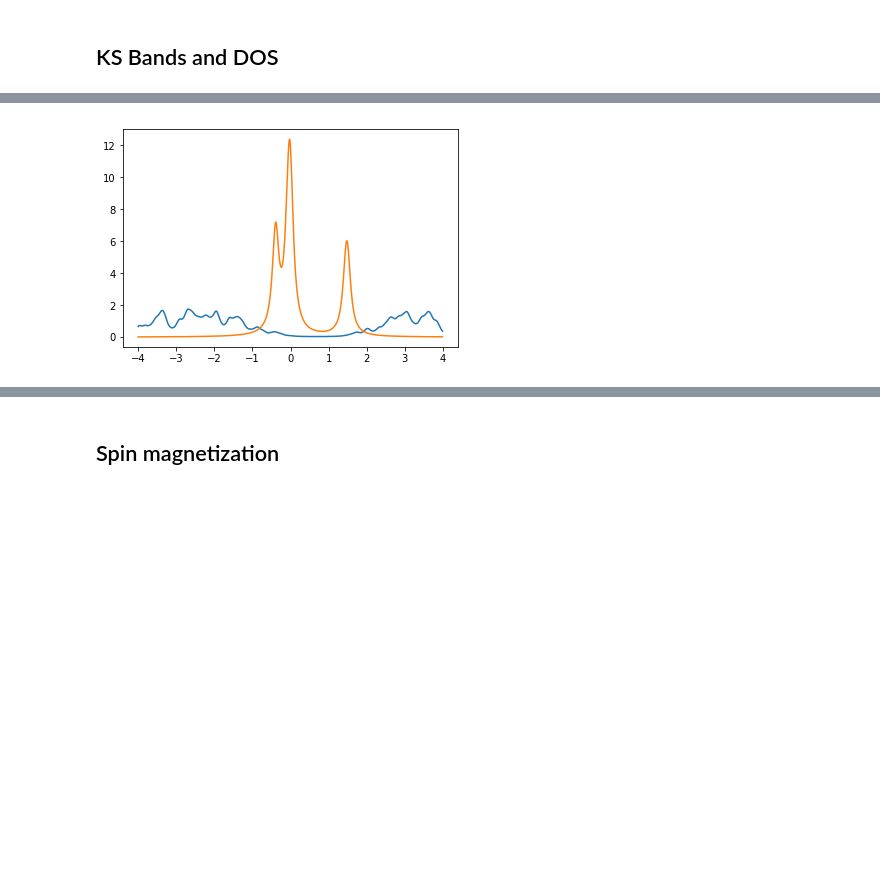
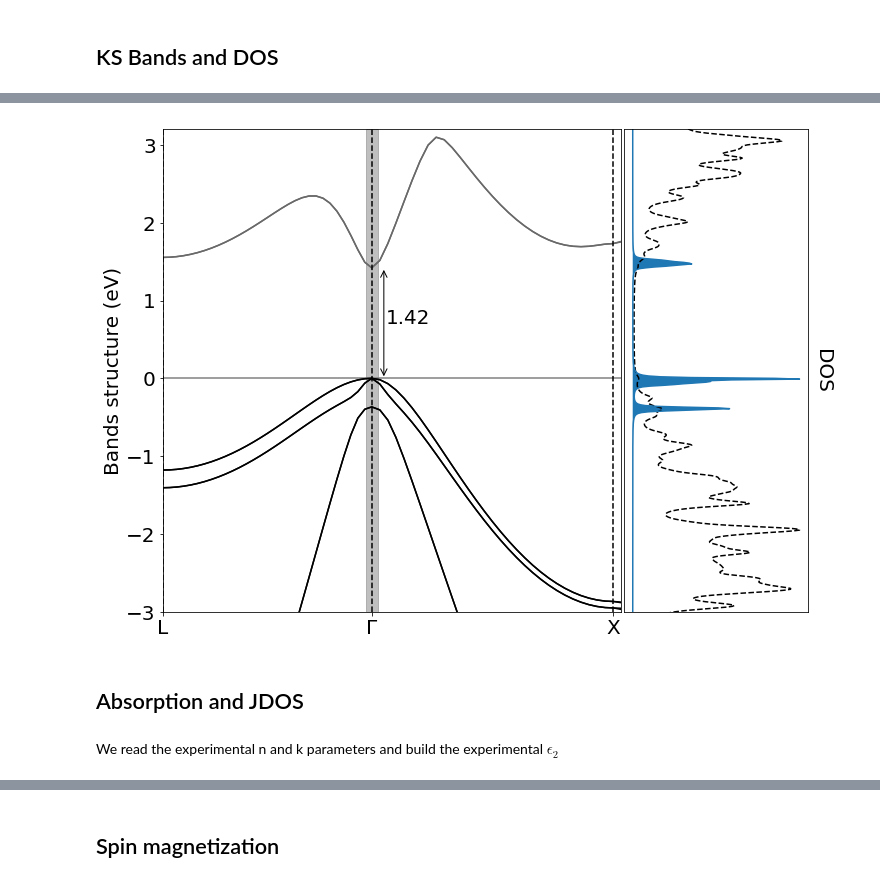
Before and after one commit to marcodalessandro76/Generation-and-decay-of-the-degree-of-spin-polarization-in-GaAs, a Jupyter notebook: ANALYSIS_Plots.ipynb, the cells around one changed output, grey strips where cells are left out. Saved outputs shown, nothing was run; the diff lists cells and outputs as text; code cells hidden in the pictures; blank space fills up the shorter version.

```diff
--- a/ANALYSIS_Plots.ipynb
+++ b/ANALYSIS_Plots.ipynb
@@ -20,0 +22,6 @@ Apply a scissor of 0.5456147560258169 eV
+# %%
+hs_positions = bands.get_high_sym_positions()
+print(hs_positions)
+
+kspan = 0.05 #in unit of 2pi/alat
+k0 = 0.8660254037844385
@@ -21,4 +30,4 @@ Apply a scissor of 0.5456147560258169 eV
 # %%
-dos = U.Dos.from_Pw(dos_file,set_gap=1.42,label='dos',eta=0.1,minVal=-4,maxVal=4)
-dos.append_fromPw(dosKpump_file,set_gap=1.42,label='dosKpump',eta=0.1,minVal=-4,maxVal=4)
+dos = U.Dos.from_Pw(dos_file,set_gap=1.42,label='dos',eta=0.05,minVal=-4,maxVal=4)
+dos.append_fromPw(dosKpump_file,set_gap=1.42,label='dosKpump',eta=0.01,minVal=-4,maxVal=4)
 # %% [output]
@@ -37,4 +35,0 @@ hs_positions
-# %%
-kspan = 0.05 #in unit of 2pi/alat
-k0 = hs_positions[1][1]
-k0
@@ -54,4 +36,60 @@ plt.xlim(0.,1.864)
-# %%
-dos.plot(plt)
-# %% [output]
-[figure, removed]
+# %%
+ymax = 3.2
+ymin = -3.
+label_size = 20
+
+fig = plt.figure(figsize=(10, 7))
+gs = gridspec.GridSpec(1, 2, width_ratios=[2.5, 1])
+ax0 = plt.subplot(gs[0])
+ax1 = plt.subplot(gs[1])
+
+# script for the bands
+path = bands.get_path()
+labels,positions = bands.get_high_sym_positions()
+val_bands = [2,3,4,5,6,7]
+cond_bands = [8,9]
+for ind in val_bands:
+    ax0.plot(path,bands.bands[ind],color='black')
+for ind in cond_bands:
+    ax0.plot(path,bands.bands[ind],color='dimgray')
+
+for pos in positions:
+    ax0.axvline(pos,color='black',ls='--')
+lb = []
+for l in labels:
+    if l == 'G': lb.append('$\Gamma$')
+    else: lb.append(l)
+#ax0.arrow(k0+0.1,0.,0.,1.4)
+ax0.annotate('', xy=(k0+0.05, 0), xytext=(k0+0.05, 1.42), arrowprops=dict(arrowstyle='<->'),size=16)
+ax0.text(k0+0.06,0.7,'1.42',size=label_size)
+ax0.set_xticklabels(lb,size=label_size)
+ax0.set_xticks(positions)
+ax0.set_ylim(ymin,ymax)
+ax0.set_xlim(0,1.9)
+ax0.set_ylabel('Bands structure (eV)',size=label_size)
+ax0.axvspan(k0-kspan/2, k0+kspan/2, alpha=0.5, color='gray')
+ax0.hlines(0.,0.,2,linestyles='-',color='gray')
+ax0.tick_params(axis='both', which='major', labelsize=label_size)
+
+# script for the dos
+scale = max(dos.dos[0][1])
+ax1.plot(dos.dos[0][1]/scale,dos.dos[0][0],linestyle='--',color='black')
+scale = max(dos.dos[1][1])
+ax1.plot(dos.dos[1][1]/scale,dos.dos[1][0],color='tab:blue')
+ax1.fill_between(dos.dos[1][1]/scale,dos.dos[1][0], 0)
+ax1.set_xticks([])
+ax1.set_yticks([])
+ax1.set_ylim(ymin,ymax)
+ax1.set_ylabel('DOS',size=label_size,rotation=270)
+ax1.yaxis.set_label_coords(1.03,0.5)
+
+plt.tight_layout(pad=-0.4)
+
+#plt.savefig(fname='bands_dos_LGX.eps',format='eps',bbox_inches = "tight")
+plt.show()
+# %% [output]
+[figure, added]
+# %% [markdown]
+## Absorption and JDOS
+# %% [markdown]
+We read the experimental n and k parameters and build the experimental $\epsilon_2$
```
Also changed, not shown: parts of 37 cells of this notebook, 3 other files.
